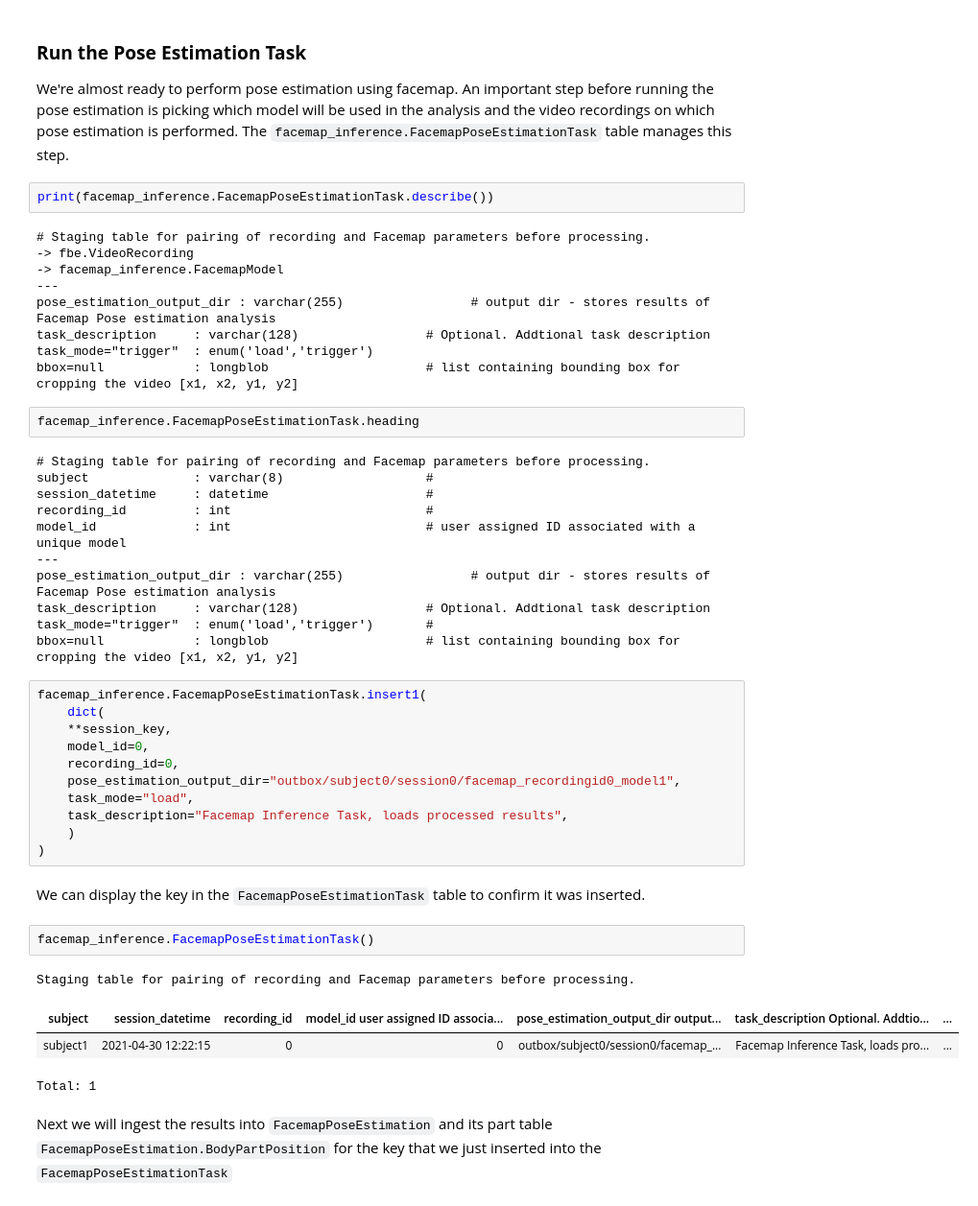
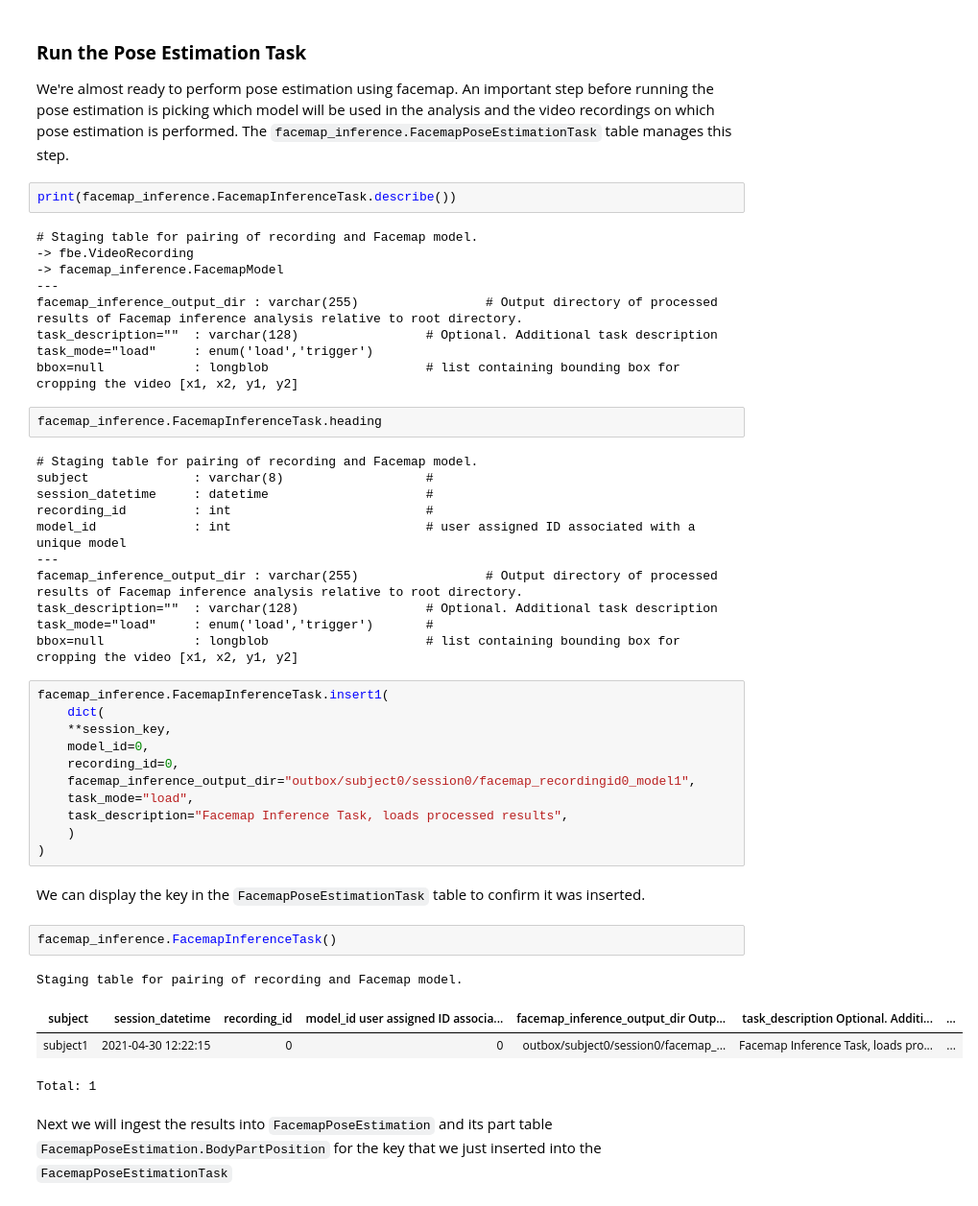
Before and after one commit to datajoint/element-facemap, a Jupyter notebook: notebooks/inference_tutorial.ipynb, the cells around one changed output. Shown at 96% size. Cells and saved outputs as stored; diff of their text form.

Commit message:
Fix table names and errors in tutorial notebook

```diff
--- a/notebooks/inference_tutorial.ipynb
+++ b/notebooks/inference_tutorial.ipynb
@@ -269,36 +269,36 @@ Total: 1
 
 We're almost ready to perform pose estimation using facemap. An important step before running the pose estimation is picking which model will be used in the analysis and the video recordings on which pose estimation is performed. The `facemap_inference.FacemapPoseEstimationTask` table manages this step.
 # %%
-print(facemap_inference.FacemapPoseEstimationTask.describe())
+print(facemap_inference.FacemapInferenceTask.describe())
 # %% [output]
-# Staging table for pairing of recording and Facemap parameters before processing.
+# Staging table for pairing of recording and Facemap model.
 -> fbe.VideoRecording
 -> facemap_inference.FacemapModel
 ---
-pose_estimation_output_dir : varchar(255)                 # output dir - stores results of Facemap Pose estimation analysis
-task_description     : varchar(128)                 # Optional. Addtional task description
-task_mode="trigger"  : enum('load','trigger')
+facemap_inference_output_dir : varchar(255)                 # Output directory of processed results of Facemap inference analysis relative to root directory.
+task_description=""  : varchar(128)                 # Optional. Additional task description
+task_mode="load"     : enum('load','trigger')
 bbox=null            : longblob                     # list containing bounding box for cropping the video [x1, x2, y1, y2]
 # %%
-facemap_inference.FacemapPoseEstimationTask.heading
+facemap_inference.FacemapInferenceTask.heading
 # %% [output]
-# Staging table for pairing of recording and Facemap parameters before processing.
+# Staging table for pairing of recording and Facemap model.
 subject              : varchar(8)                   #
 session_datetime     : datetime                     #
 recording_id         : int                          #
 model_id             : int                          # user assigned ID associated with a unique model
 ---
-pose_estimation_output_dir : varchar(255)                 # output dir - stores results of Facemap Pose estimation analysis
-task_description     : varchar(128)                 # Optional. Addtional task description
-task_mode="trigger"  : enum('load','trigger')       #
+facemap_inference_output_dir : varchar(255)                 # Output directory of processed results of Facemap inference analysis relative to root directory.
+task_description=""  : varchar(128)                 # Optional. Additional task description
+task_mode="load"     : enum('load','trigger')       #
 bbox=null            : longblob                     # list containing bounding box for cropping the video [x1, x2, y1, y2]
 # %%
-facemap_inference.FacemapPoseEstimationTask.insert1(
+facemap_inference.FacemapInferenceTask.insert1(
     dict(
     **session_key,
     model_id=0,
     recording_id=0,
-    pose_estimation_output_dir="outbox/subject0/session0/facemap_recordingid0_model1",
+    facemap_inference_output_dir="outbox/subject0/session0/facemap_recordingid0_model1",
     task_mode="load",
     task_description="Facemap Inference Task, loads processed results",
     )
@@ -306,10 +306,10 @@ facemap_inference.FacemapPoseEstimationTask.insert1(
 # %% [markdown]
 We can display the key in the `FacemapPoseEstimationTask` table to confirm it was inserted.
 # %%
-facemap_inference.FacemapPoseEstimationTask()
+facemap_inference.FacemapInferenceTask()
 # %% [output]
-Staging table for pairing of recording and Facemap parameters before processing.
+Staging table for pairing of recording and Facemap model.
-| subject | session_datetime | recording_id | model_id user assigned ID associa... | pose_estimation_output_dir output... | task_description Optional. Addtio... | ... |
+| subject | session_datetime | recording_id | model_id user assigned ID associa... | facemap_inference_output_dir Outp... | task_description Optional. Additi... | ... |
 | subject1 | 2021-04-30 12:22:15 | 0 | 0 | outbox/subject0/session0/facemap_... | Facemap Inference Task, loads pro... | ... |
 Total: 1
 # %% [markdown]
```
Also changed, not shown: parts of 18 cells of this notebook.
